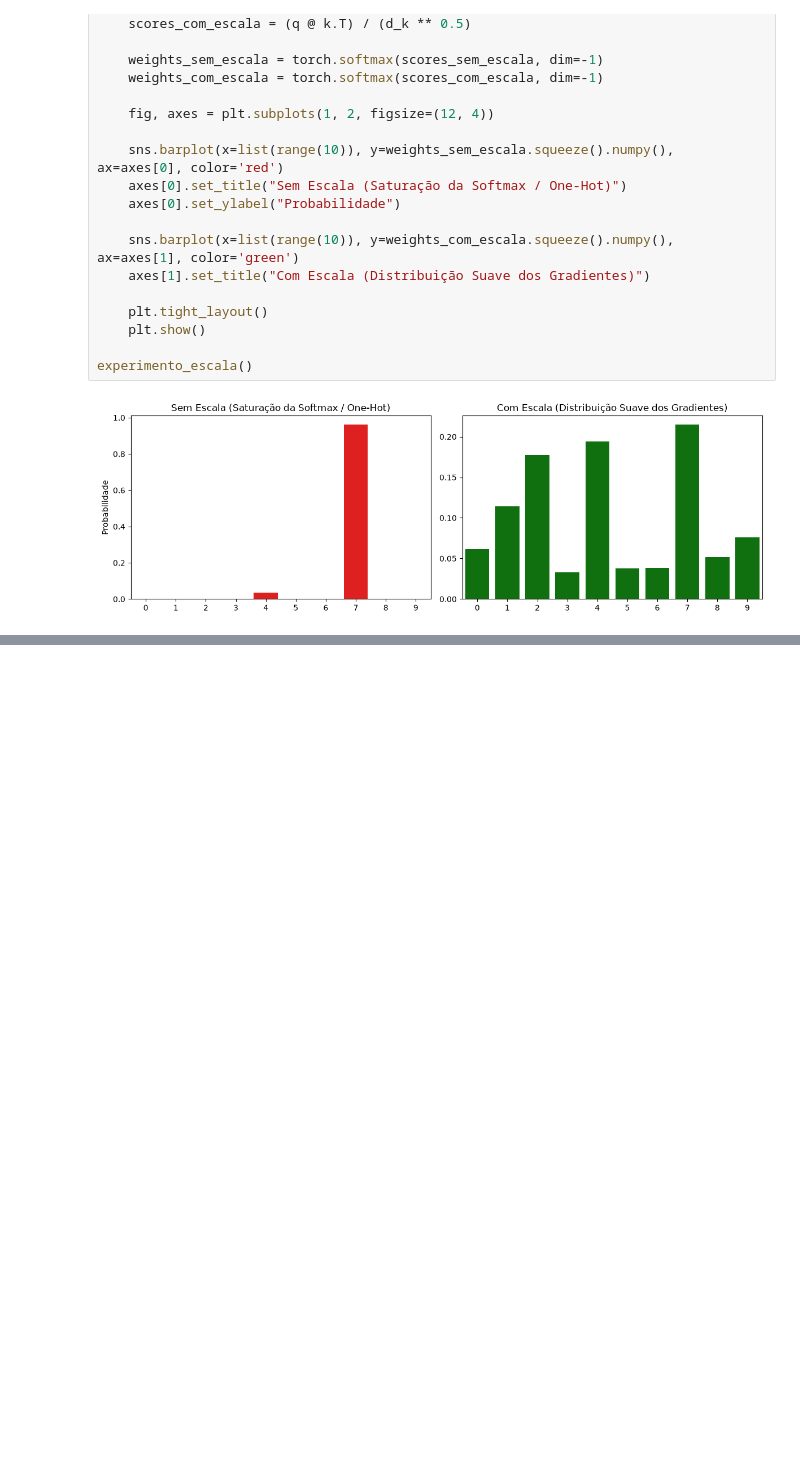
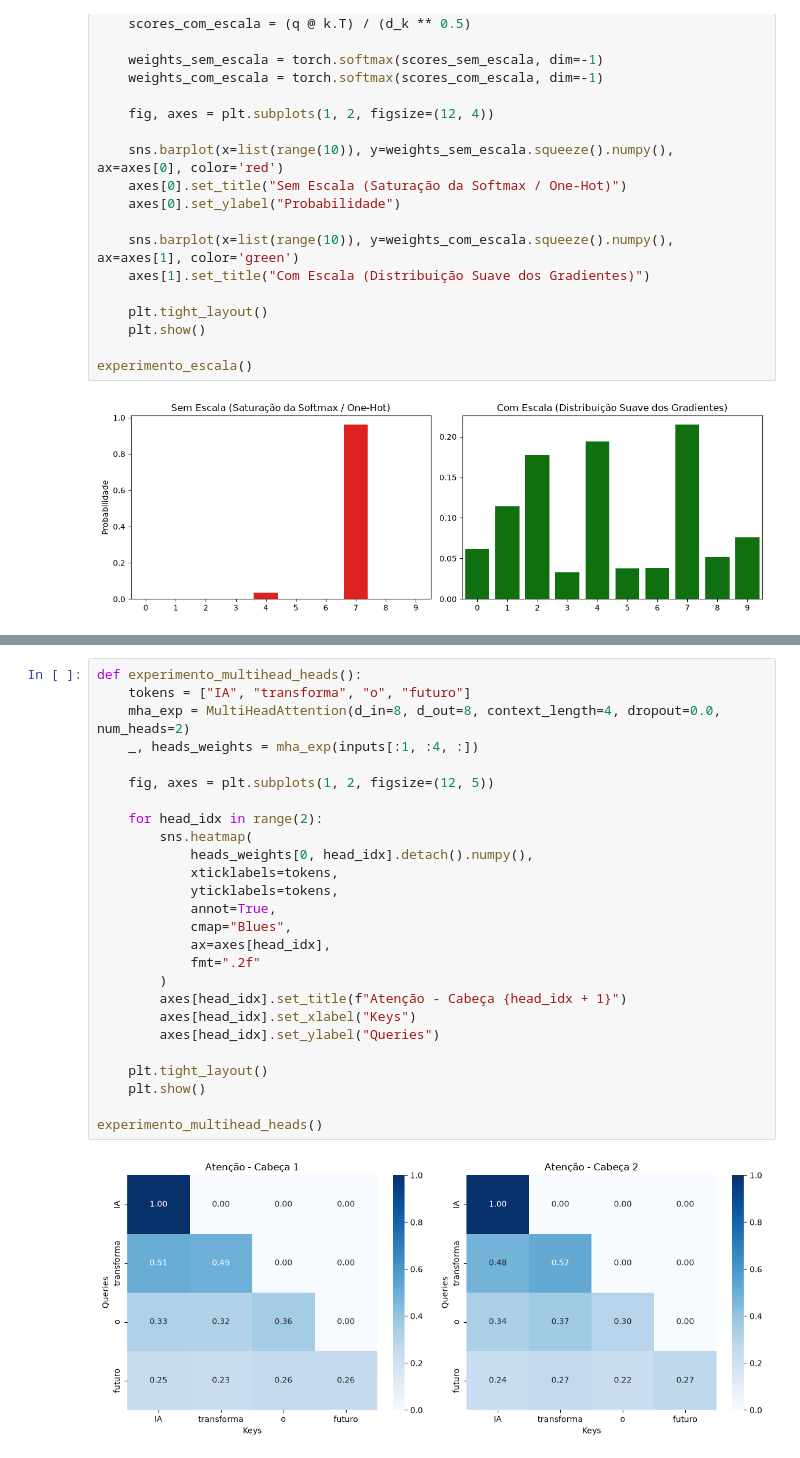
Before and after one commit to Sophthe141/INTELIGENCIA-ARTIFICIAL-434302, a Jupyter notebook: notebooks/sprint3.ipynb, the cells around one changed output, grey strips where cells are left out. Cells and saved outputs as stored; diff of their text form; blank space fills up the shorter version.

Commit message:
EXPERIMENTOS

```diff
--- a/notebooks/sprint3.ipynb
+++ b/notebooks/sprint3.ipynb
@@ -157,0 +183,28 @@ experimento_escala()
+# %%
+def experimento_multihead_heads():
+    tokens = ["IA", "transforma", "o", "futuro"]
+    mha_exp = MultiHeadAttention(d_in=8, d_out=8, context_length=4, dropout=0.0, num_heads=2)
+    _, heads_weights = mha_exp(inputs[:1, :4, :])
+
+    fig, axes = plt.subplots(1, 2, figsize=(12, 5))
+
+    for head_idx in range(2):
+        sns.heatmap(
+            heads_weights[0, head_idx].detach().numpy(),
+            xticklabels=tokens,
+            yticklabels=tokens,
+            annot=True,
+            cmap="Blues",
+            ax=axes[head_idx],
+            fmt=".2f"
+        )
+        axes[head_idx].set_title(f"Atenção - Cabeça {head_idx + 1}")
+        axes[head_idx].set_xlabel("Keys")
+        axes[head_idx].set_ylabel("Queries")
+
+    plt.tight_layout()
+    plt.show()
+
+experimento_multihead_heads()
+# %% [output]
+[figure, added]
```
Also changed, not shown: parts of 1 cell of this notebook.
